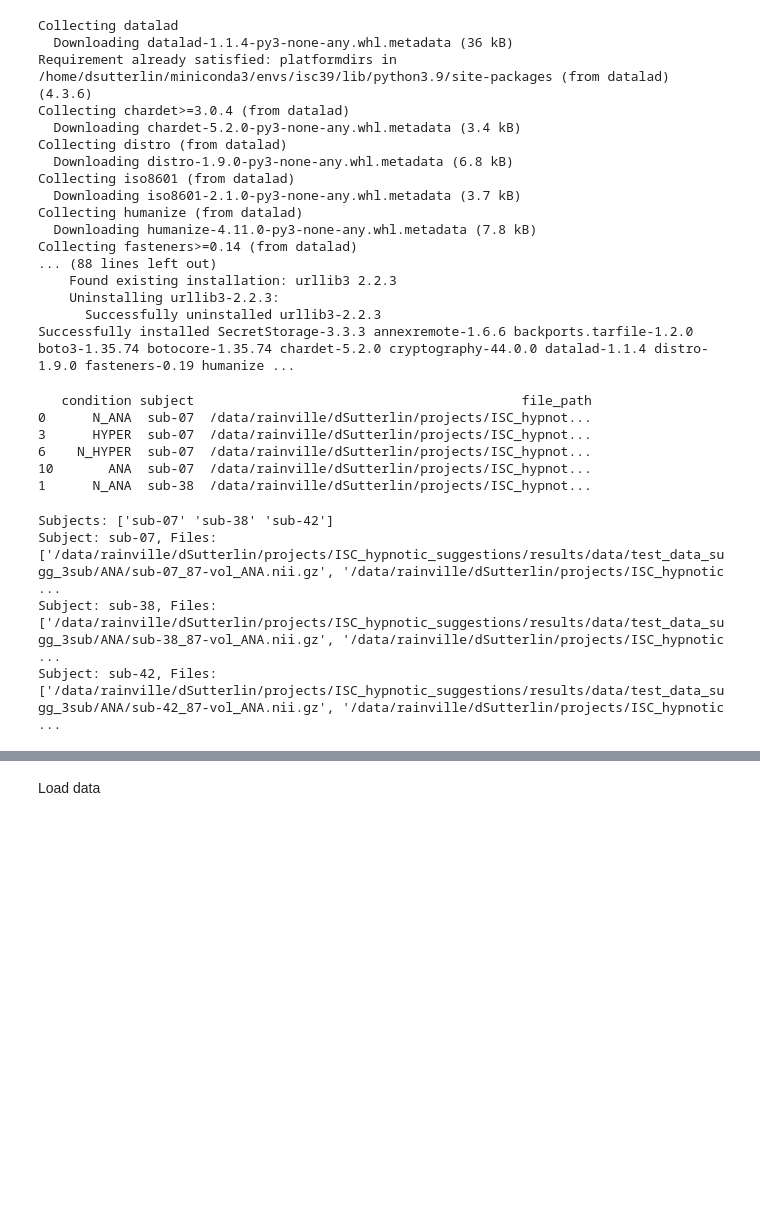
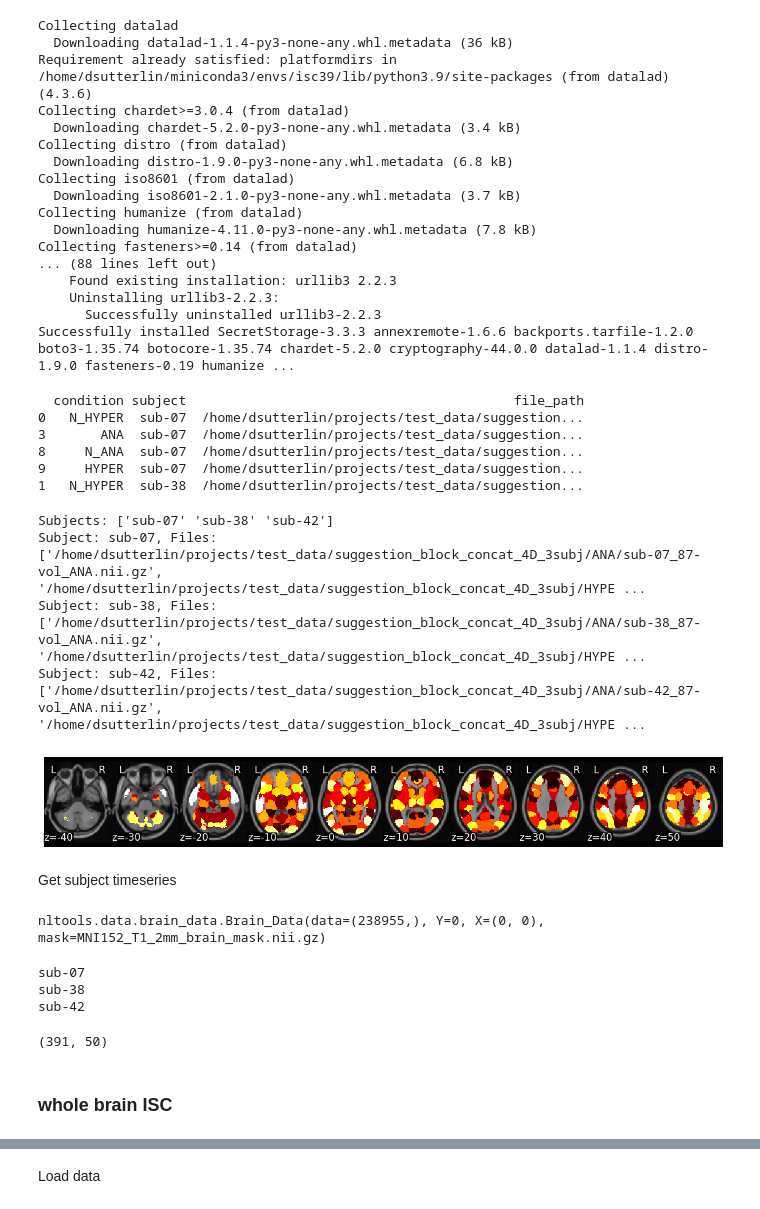
Before and after one commit to dylansutterlin/ISC_hypnotic_suggestions, a Jupyter notebook: ISC_suggestions.ipynb, the cells around one changed output, grey strips where cells are left out. Drawn from its saved outputs; the diff is of its cells as text; code cells hidden in the pictures; blank space fills up the shorter version.

```diff
--- a/ISC_suggestions.ipynb
+++ b/ISC_suggestions.ipynb
@@ -102,21 +111,32 @@ def load_isc_data(base_path):
 
 # Example usage
 base_path = "/data/rainville/dSutterlin/projects/ISC_hypnotic_suggestions/results/data/test_data_sugg_3sub"
+base_path = '/home/dsutterlin/projects/test_data/suggestion_block_concat_4D_3subj'
+
+project_dir = '/home/dsutterlin/projects/ISC_hypnotic_suggestions'
+results_dir = os.path.join(project_dir, 'results/imaging/ISC')
+if not os.path.exists(results_dir):
+    os.makedirs(results_dir)
+
 isc_data_df = load_isc_data(base_path)
-subjects = isc_data_df.uniq
+subjects = isc_data_df['subject'].unique()
 isc_data_df = isc_data_df.sort_values(by='subject')
 # Display the DataFrame
 print(isc_data_df.head())
 # %% [output]
-   condition subject                                          file_path
-0      N_ANA  sub-07  /data/rainville/dSutterlin/projects/ISC_hypnot...
-3      HYPER  sub-07  /data/rainville/dSutterlin/projects/ISC_hypnot...
-6    N_HYPER  sub-07  /data/rainville/dSutterlin/projects/ISC_hypnot...
-10       ANA  sub-07  /data/rainville/dSutterlin/projects/ISC_hypnot...
-1      N_ANA  sub-38  /data/rainville/dSutterlin/projects/ISC_hypnot...
+  condition subject                                          file_path
+0   N_HYPER  sub-07  /home/dsutterlin/projects/test_data/suggestion...
+3       ANA  sub-07  /home/dsutterlin/projects/test_data/suggestion...
+8     N_ANA  sub-07  /home/dsutterlin/projects/test_data/suggestion...
+9     HYPER  sub-07  /home/dsutterlin/projects/test_data/suggestion...
+1   N_HYPER  sub-38  /home/dsutterlin/projects/test_data/suggestion...
 # %%
+# get dict will all cond files from all subjects
 
 subjects = isc_data_df['subject'].unique()
+n_sub = len(subjects)
+n_boot = 1000
+
 print("Subjects:", subjects)
 
 condition_order = sorted(isc_data_df['condition'].unique())
@@ -134,6 +154,38 @@ for sub, paths in subject_file_dict.items():
     print(f"Subject: {sub}, Files: {paths}")
 # %% [output]
 Subjects: ['sub-07' 'sub-38' 'sub-42']
-Subject: sub-07, Files: ['/data/rainville/dSutterlin/projects/ISC_hypnotic_suggestions/results/data/test_data_sugg_3sub/ANA/sub-07_87-vol_ANA.nii.gz', '/data/rainville/dSutterlin/projects/ISC_hypnotic ...
-Subject: sub-38, Files: ['/data/rainville/dSutterlin/projects/ISC_hypnotic_suggestions/results/data/test_data_sugg_3sub/ANA/sub-38_87-vol_ANA.nii.gz', '/data/rainville/dSutterlin/projects/ISC_hypnotic ...
-Subject: sub-42, Files: ['/data/rainville/dSutterlin/projects/ISC_hypnotic_suggestions/results/data/test_data_sugg_3sub/ANA/sub-42_87-vol_ANA.nii.gz', '/data/rainville/dSutterlin/projects/ISC_hypnotic ...
+Subject: sub-07, Files: ['/home/dsutterlin/projects/test_data/suggestion_block_concat_4D_3subj/ANA/sub-07_87-vol_ANA.nii.gz', '/home/dsutterlin/projects/test_data/suggestion_block_concat_4D_3subj/HYPE ...
+Subject: sub-38, Files: ['/home/dsutterlin/projects/test_data/suggestion_block_concat_4D_3subj/ANA/sub-38_87-vol_ANA.nii.gz', '/home/dsutterlin/projects/test_data/suggestion_block_concat_4D_3subj/HYPE ...
+Subject: sub-42, Files: ['/home/dsutterlin/projects/test_data/suggestion_block_concat_4D_3subj/ANA/sub-42_87-vol_ANA.nii.gz', '/home/dsutterlin/projects/test_data/suggestion_block_concat_4D_3subj/HYPE ...
+# %%
+mask = Brain_Data('https://neurovault.org/media/images/8423/k50_2mm.nii.gz')
+mask_x = expand_mask(mask)
+n_rois = 50
+mask.plot()
+# %% [output]
+[figure, added]
+# %% [markdown]
+Get subject timeseries
+# %%
+mask_x
+mask
+# %% [output]
+nltools.data.brain_data.Brain_Data(data=(238955,), Y=0, X=(0, 0), mask=MNI152_T1_2mm_brain_mask.nii.gz)
+# %%
+# extract masked data ROI x timepoints for each subject
+all_data = []
+for sub, files in subject_file_dict.items():
+
+    print(sub)
+    data = Brain_Data(files)
+    all_data.append(data.extract_roi(mask).T) #store as timepoints X roi
+# %% [output]
+sub-07
+sub-38
+sub-42
+# %%
+sub_timeseries_dict['sub-07']
+# %% [output]
+(391, 50)
+# %% [markdown]
+### whole brain ISC
```
Also changed, not shown: parts of 33 cells of this notebook, 2 other files.
